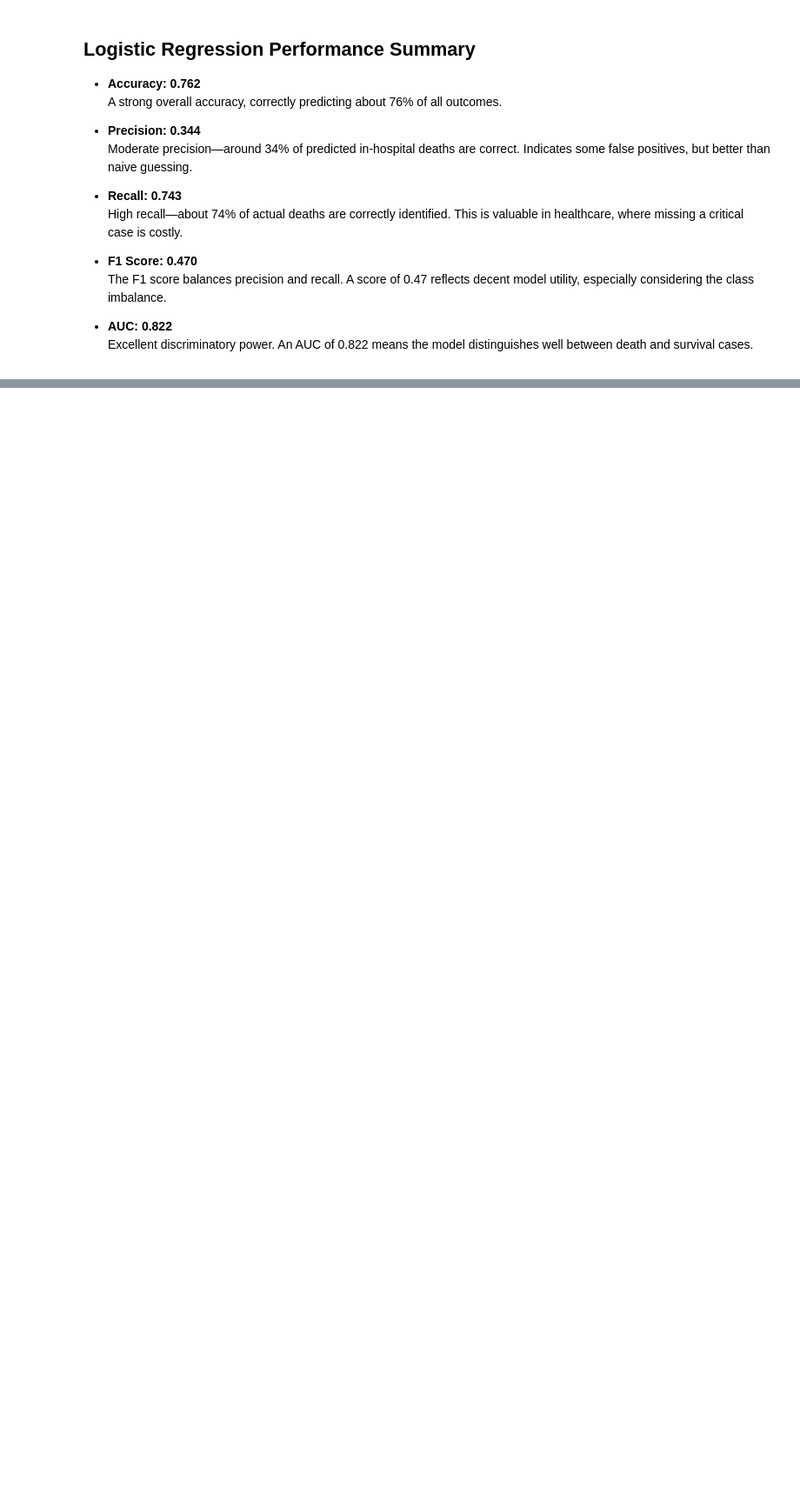
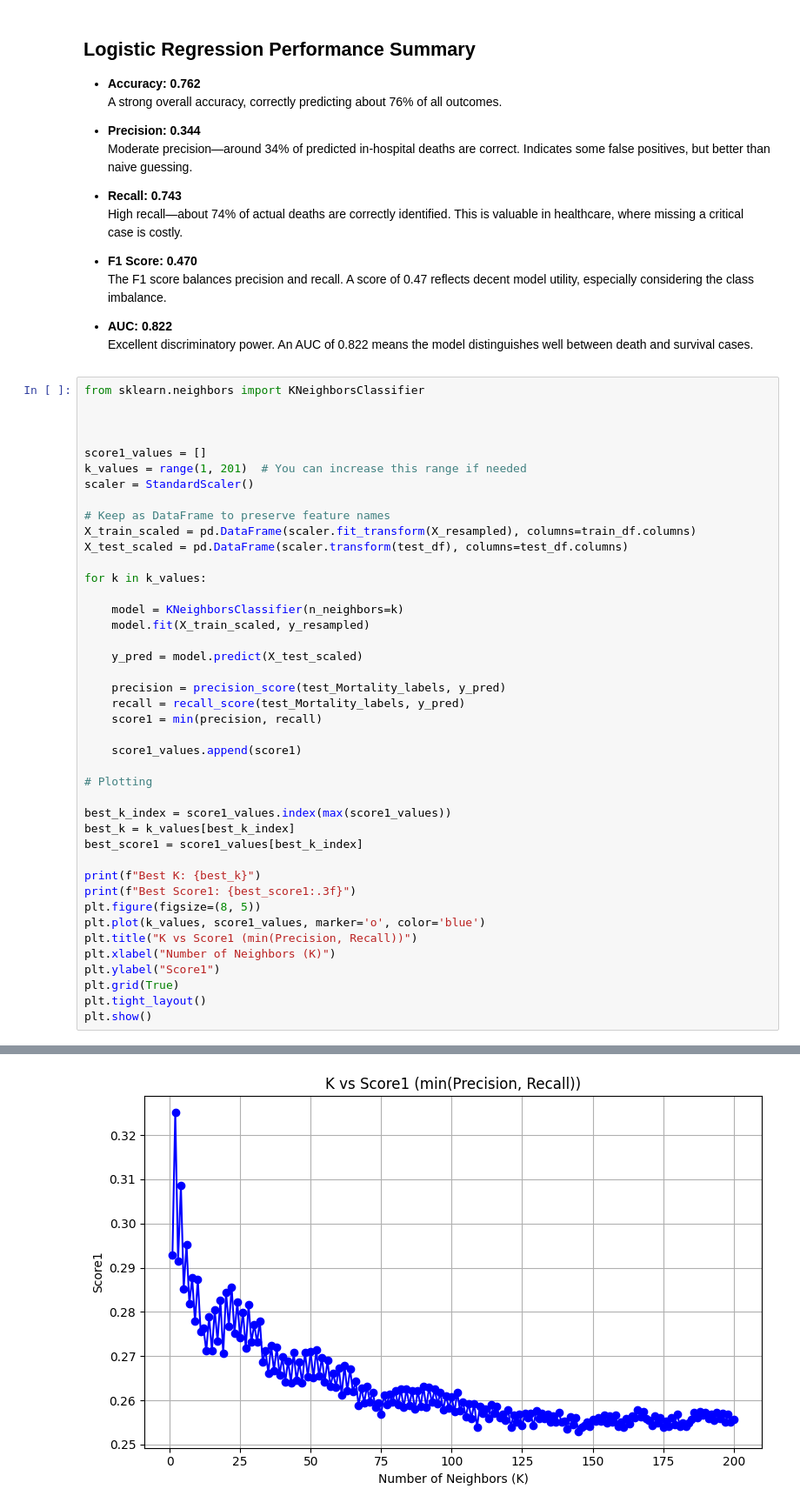
Before and after one commit to alyelaswad/ICU-Risk-Predictor, a Jupyter notebook: src/testing.ipynb, the cells around one changed output, grey strips where cells are left out. Shown at 87% size. Saved outputs shown, nothing was run; the diff lists cells and outputs as text; blank space fills up the shorter version.

Commit message:
tested all models

```diff
--- a/src/testing.ipynb
+++ b/src/testing.ipynb
@@ -659,3 +659,46 @@ AUC: 0.822
 
 - **AUC: 0.822**
   Excellent discriminatory power. An AUC of 0.822 means the model distinguishes well between death and survival cases.
+# %%
+from sklearn.neighbors import KNeighborsClassifier
+
+
+
+score1_values = []
+k_values = range(1, 201)  # You can increase this range if needed
+scaler = StandardScaler()
+
+# Keep as DataFrame to preserve feature names
+X_train_scaled = pd.DataFrame(scaler.fit_transform(X_resampled), columns=train_df.columns)
+X_test_scaled = pd.DataFrame(scaler.transform(test_df), columns=test_df.columns)
+
+for k in k_values:
+
+    model = KNeighborsClassifier(n_neighbors=k)
+    model.fit(X_train_scaled, y_resampled)
+
+    y_pred = model.predict(X_test_scaled)
+
+    precision = precision_score(test_Mortality_labels, y_pred)
+    recall = recall_score(test_Mortality_labels, y_pred)
+    score1 = min(precision, recall)
+
+    score1_values.append(score1)
+
+# Plotting
+
+best_k_index = score1_values.index(max(score1_values))
+best_k = k_values[best_k_index]
+best_score1 = score1_values[best_k_index]
+
+print(f"Best K: {best_k}")
+print(f"Best Score1: {best_score1:.3f}")
+plt.figure(figsize=(8, 5))
+plt.plot(k_values, score1_values, marker='o', color='blue')
+plt.title("K vs Score1 (min(Precision, Recall))")
+plt.xlabel("Number of Neighbors (K)")
+plt.ylabel("Score1")
+plt.grid(True)
+plt.tight_layout()
+plt.show()
+# %% [output]
@@ -661,0 +707 @@ AUC: 0.822
+[figure, added]
```
Also changed, not shown: parts of 19 cells of this notebook.
